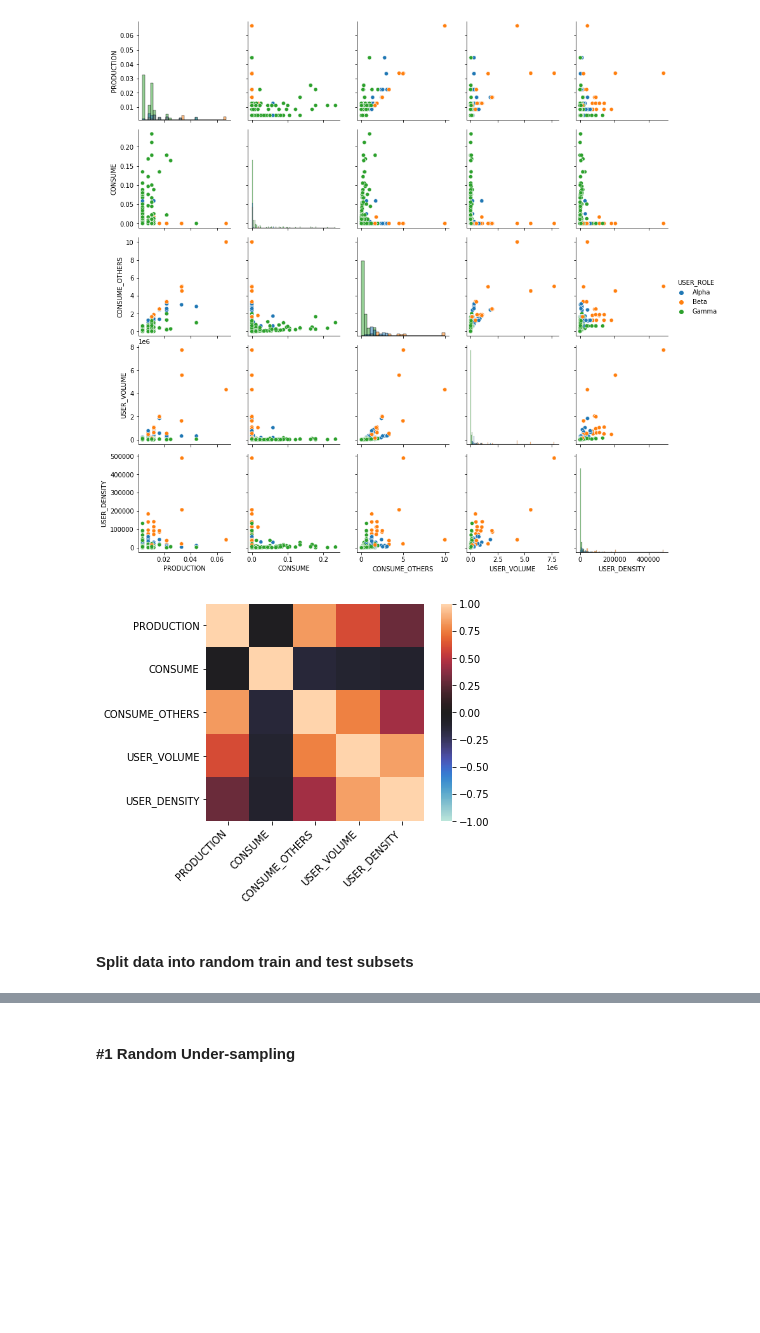
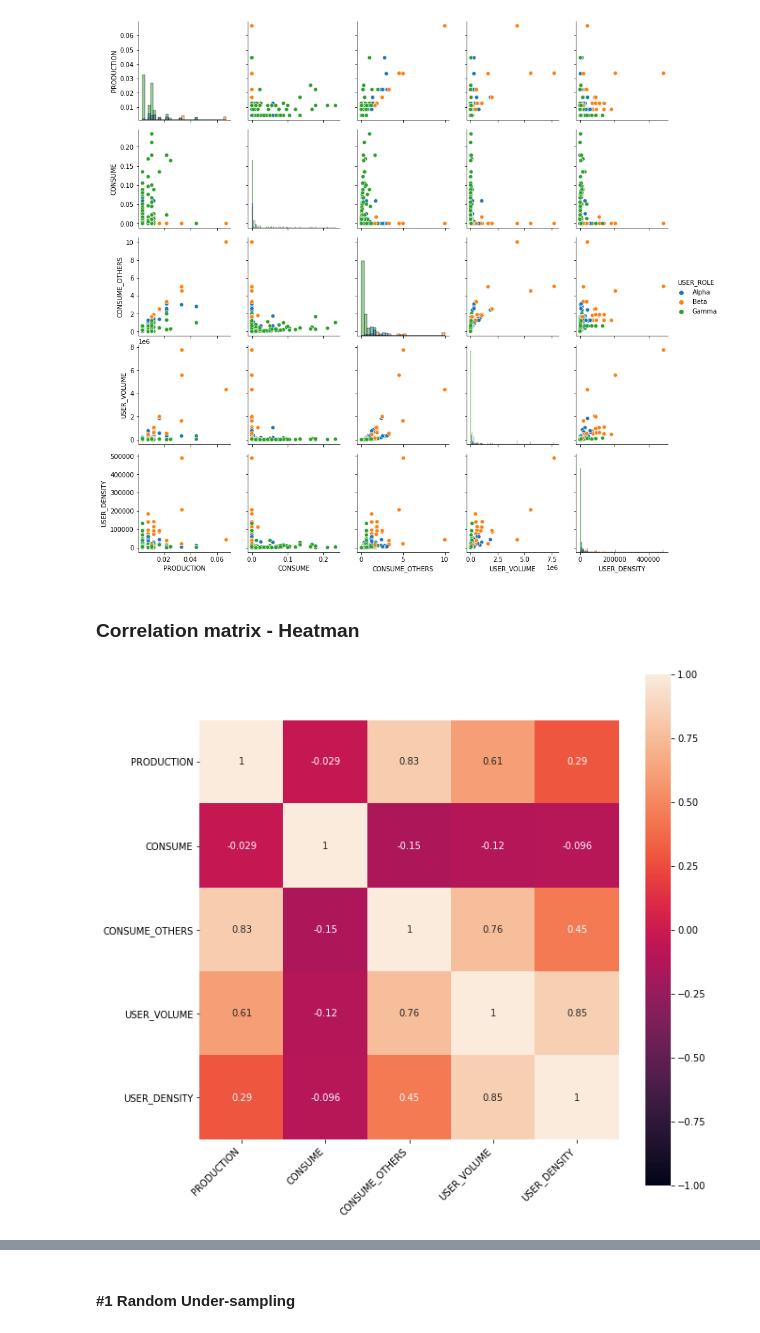
Before and after one commit to nachocodexx/cinvestav-tsmd-final01, a Jupyter notebook: Untitled.ipynb, the cells around one changed output, grey strips where cells are left out. Saved outputs shown, nothing was run; the diff lists cells and outputs as text; code cells hidden in the pictures; blank space fills up the shorter version.

```diff
--- a/Untitled.ipynb
+++ b/Untitled.ipynb
@@ -94,19 +112,23 @@ g.add_legend()
 # %% [output]
 <seaborn.axisgrid.PairGrid at 0x...>
 [figure]
+# %% [markdown]
+### Correlation matrix  - Heatman
 # %%
 correlation = PRODUCERS.corr()
-ax= SB.heatmap(
+_,ax = M.subplots(figsize = (10,10))
+SB.heatmap(
     correlation,
-    vmin=-1,vmax=1,center=0,
-    square =True
+    vmin=-1,vmax=1,
+    annot=True,
+#     center=0,
+    square =True,
+    ax=ax
 )
 ax.set_xticklabels(
     ax.get_xticklabels(),
     rotation=45,
     horizontalalignment='right'
 );
 # %% [output]
-[figure, old version]
+[figure, new version]
-# %% [markdown]
-#### Split data into random train and test subsets
```
Also changed, not shown: parts of 74 cells of this notebook, 7 other files.
